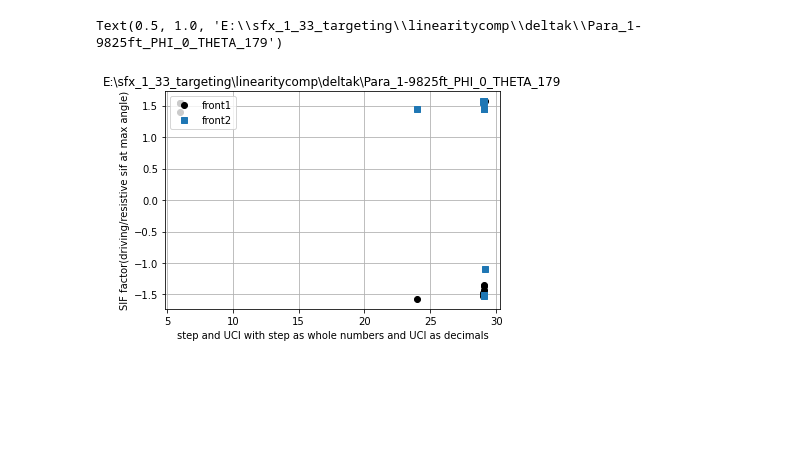
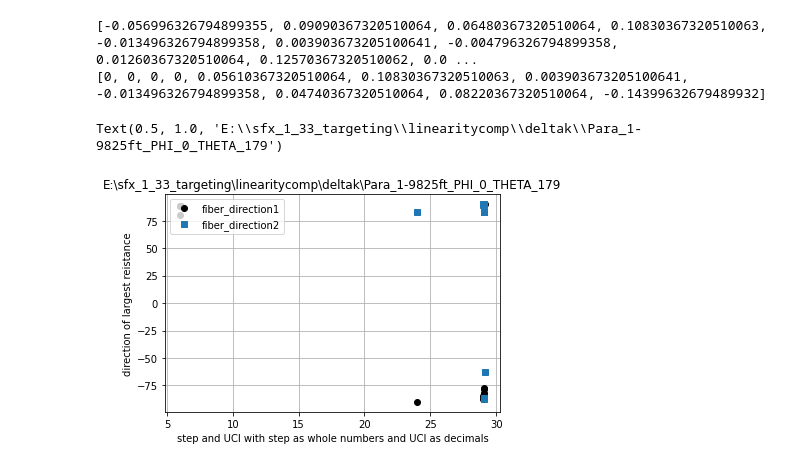
Before and after one commit to Bjorn-jo/sfxcodes, a Jupyter notebook: anglevsfibers.ipynb, the cells around one changed output. Saved outputs shown, nothing was run; the diff lists cells and outputs as text; code cells hidden in the pictures; blank space fills up the shorter version.

```diff
--- a/anglevsfibers.ipynb
+++ b/anglevsfibers.ipynb
@@ -299,7 +299,7 @@ def fiber_direction_finder(simulation_folder,checkpoint):
         EXTENSION.append( Extension )
         SIF_factor_list.append(SIF_factor)
         max_fiber_direction_list.append(max_fiber_direction)
-
+        selected_direction_list.append(selected_direction)
         #restivelist.append(max_reist)
 
     #print(SIF_factor_list)
@@ -378,21 +378,30 @@ failed on Para_1-9825ft_PHI_0_THETA_179_Stp9_UCI_0
 ##print(front_2_factor)
 #folder_listnum[0]=folder_listnum[1]-.1
 #print(folder_listnum)
+print(selected_direction1)
+print(selected_direction2)
 folder_listnum2=[]
 for _ in range(len(fiber_direction2)):
     folder_listnum2.append(folder_listnum[_])
+fiber_direction2=list(np.array(fiber_direction2)*180/3.1415)
+fiber_direction1=list(np.array(fiber_direction1)*180/3.1415)
+selected_direction1 = list(np.array(selected_direction1)*180/3.1415)
+selected_direction2 = list(np.array(selected_direction2)*180/3.1415)
+# %% [output]
+[-0.056996326794899355, 0.09090367320510064, 0.06480367320510064, 0.10830367320510063, -0.013496326794899358, 0.003903673205100641, -0.004796326794899358, 0.01260367320510064, 0.12570367320510062, 0.0 ...
+[0, 0, 0, 0, 0.05610367320510064, 0.10830367320510063, 0.003903673205100641, -0.013496326794899358, 0.04740367320510064, 0.08220367320510064, -0.14399632679489932]
 # %%
-plt.plot(folder_listnum,fiber_direction1,'o',color='black',label='front1')
-plt.plot(folder_listnum2,fiber_direction2,'s', label='front2')
+plt.plot(folder_listnum,fiber_direction1,'o',color='black',label='fiber_direction1')
+plt.plot(folder_listnum2,fiber_direction2,'s', label='fiber_direction2')
 #plt.plot([max(folder_listnum2),max(folder_listnum2)],[1,5],label='end of front 2')
 plt.xlabel('step and UCI with step as whole numbers and UCI as decimals')
-plt.ylabel('SIF factor(driving/resistive sif at max angle)')
+plt.ylabel('direction of largest reistance')
 plt.legend(loc='upper left')
 #plt.axis([20.75,21.25,1,10])
 plt.grid()
 plt.title(folder_path)
 
 #print(max(max(fiber_direction1),max(front_2_factor)))
 # %% [output]
 Text(0.5, 1.0, 'E:\\sfx_1_33_targeting\\linearitycomp\\deltak\\Para_1-9825ft_PHI_0_THETA_179')
-[figure, old version]
+[figure, new version]
```
Also changed, not shown: parts of 2 cells of this notebook.
